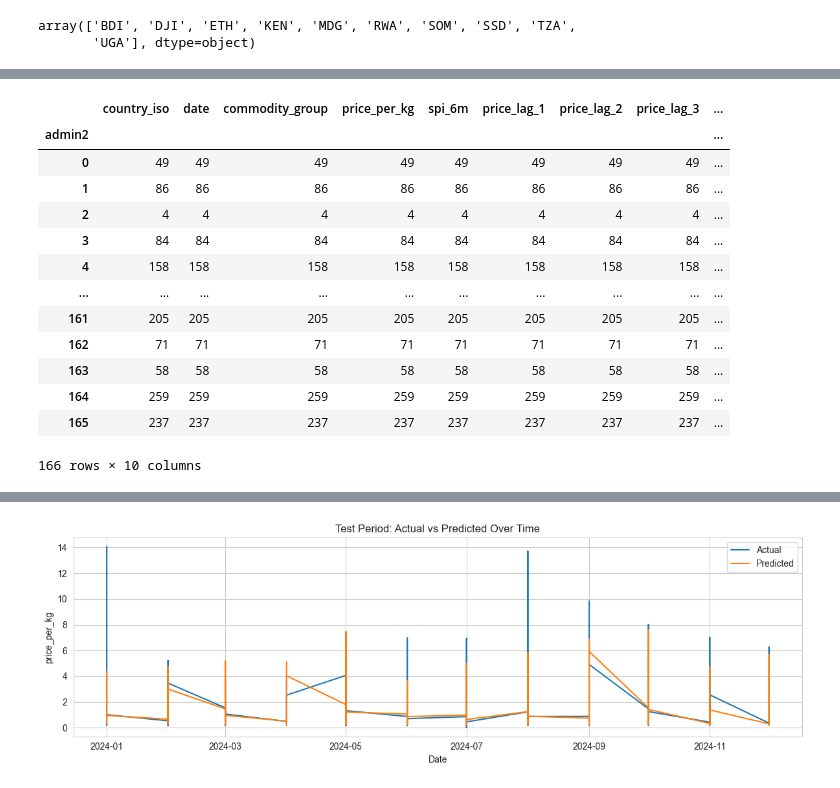
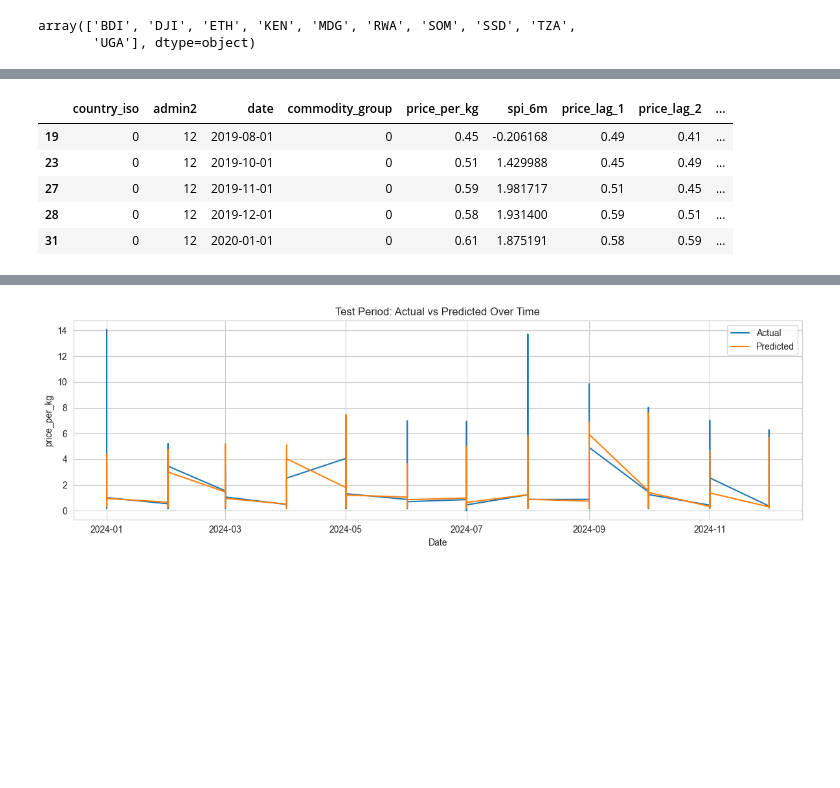
Before and after one commit to halim-jun/subnational_price_prediction, a Jupyter notebook: src/notebook/subnational_level_prediction_baseline.ipynb, the cells around one changed output, grey strips where cells are left out. Drawn from its saved outputs; the diff is of its cells as text; code cells hidden in the pictures; blank space fills up the shorter version.

```diff
--- a/src/notebook/subnational_level_prediction_baseline.ipynb
+++ b/src/notebook/subnational_level_prediction_baseline.ipynb
@@ -218,28 +218,19 @@ model_df
-# %%
-model_df['admin2', ]
-# %% [output]
-|  | country_iso | date | commodity_group | price_per_kg | spi_6m | price_lag_1 | price_lag_2 | price_lag_3 | ... |
-| admin2 |  |  |  |  |  |  |  |  | ... |
-| 0 | 49 | 49 | 49 | 49 | 49 | 49 | 49 | 49 | ... |
-| 1 | 86 | 86 | 86 | 86 | 86 | 86 | 86 | 86 | ... |
-| 2 | 4 | 4 | 4 | 4 | 4 | 4 | 4 | 4 | ... |
-| 3 | 84 | 84 | 84 | 84 | 84 | 84 | 84 | 84 | ... |
-| 4 | 158 | 158 | 158 | 158 | 158 | 158 | 158 | 158 | ... |
-| ... | ... | ... | ... | ... | ... | ... | ... | ... | ... |
-| 161 | 205 | 205 | 205 | 205 | 205 | 205 | 205 | 205 | ... |
-| 162 | 71 | 71 | 71 | 71 | 71 | 71 | 71 | 71 | ... |
-| 163 | 58 | 58 | 58 | 58 | 58 | 58 | 58 | 58 | ... |
-| 164 | 259 | 259 | 259 | 259 | 259 | 259 | 259 | 259 | ... |
-| 165 | 237 | 237 | 237 | 237 | 237 | 237 | 237 | 237 | ... |
-166 rows × 10 columns
 # %%
 model_df_encoded = model_df.copy()
 mappings = {}
-
+categorical_cols = ["country_iso", "admin2", "commodity_group"]
 for col in categorical_cols:
     cat = model_df_encoded[col].astype("category")
     mappings[col] = dict(enumerate(cat.cat.categories))
     model_df_encoded[col] = cat.cat.codes
+model_df_encoded.head()
+# %% [output]
+|  | country_iso | admin2 | date | commodity_group | price_per_kg | spi_6m | price_lag_1 | price_lag_2 | ... |
+| 19 | 0 | 12 | 2019-08-01 | 0 | 0.45 | -0.206168 | 0.49 | 0.41 | ... |
+| 23 | 0 | 12 | 2019-10-01 | 0 | 0.51 | 1.429988 | 0.45 | 0.49 | ... |
+| 27 | 0 | 12 | 2019-11-01 | 0 | 0.59 | 1.981717 | 0.51 | 0.45 | ... |
+| 28 | 0 | 12 | 2019-12-01 | 0 | 0.58 | 1.931400 | 0.59 | 0.51 | ... |
+| 31 | 0 | 12 | 2020-01-01 | 0 | 0.61 | 1.875191 | 0.58 | 0.59 | ... |
 # %%
 
 
```
Also changed, not shown: parts of 10 cells of this notebook, 6 other files.
